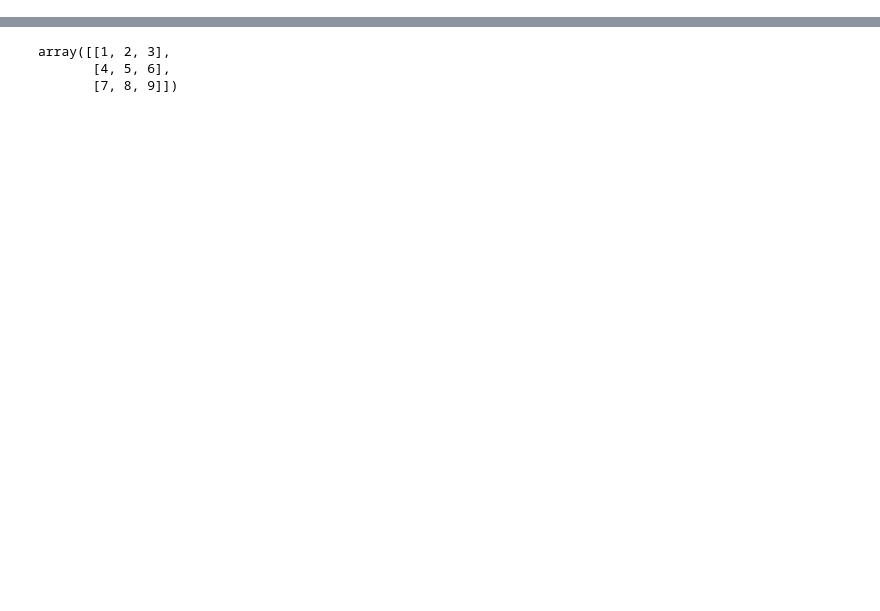
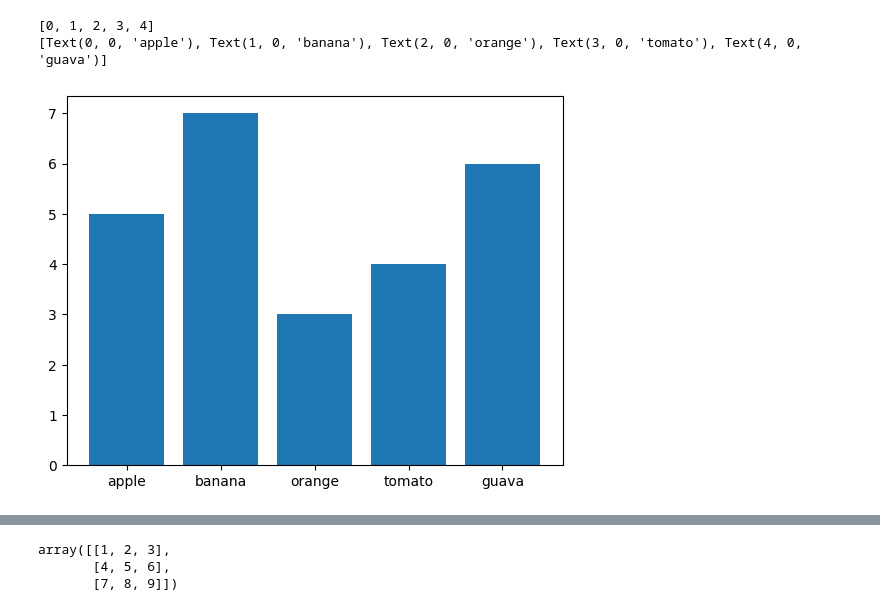
Before and after one commit to POPOYANG97/2024_10_22__gjun_ai_, a Jupyter notebook: lesson13/lesson13_3.ipynb, the cells around one changed output, grey strips where cells are left out. Saved outputs shown, nothing was run; the diff lists cells and outputs as text; code cells hidden in the pictures; blank space fills up the shorter version.

```diff
--- a/lesson13/lesson13_3.ipynb
+++ b/lesson13/lesson13_3.ipynb
@@ -0,0 +1,16 @@
+# %%
+import numpy as np
+import matplotlib.pyplot as plt
+
+index = ['apple','banana','orange','tomato','guava']
+values = [5,7,3,4,6]
+figure = plt.figure()
+axes = figure.add_subplot()
+axes.bar(index, values)
+print(axes.get_xticks())
+print(axes.get_xticklabels())
+plt.show()
+# %% [output]
+[0, 1, 2, 3, 4]
+[Text(0, 0, 'apple'), Text(1, 0, 'banana'), Text(2, 0, 'orange'), Text(3, 0, 'tomato'), Text(4, 0, 'guava')]
+[figure, added]
```
Also changed, not shown: parts of 4 cells of this notebook, 2 other files.
